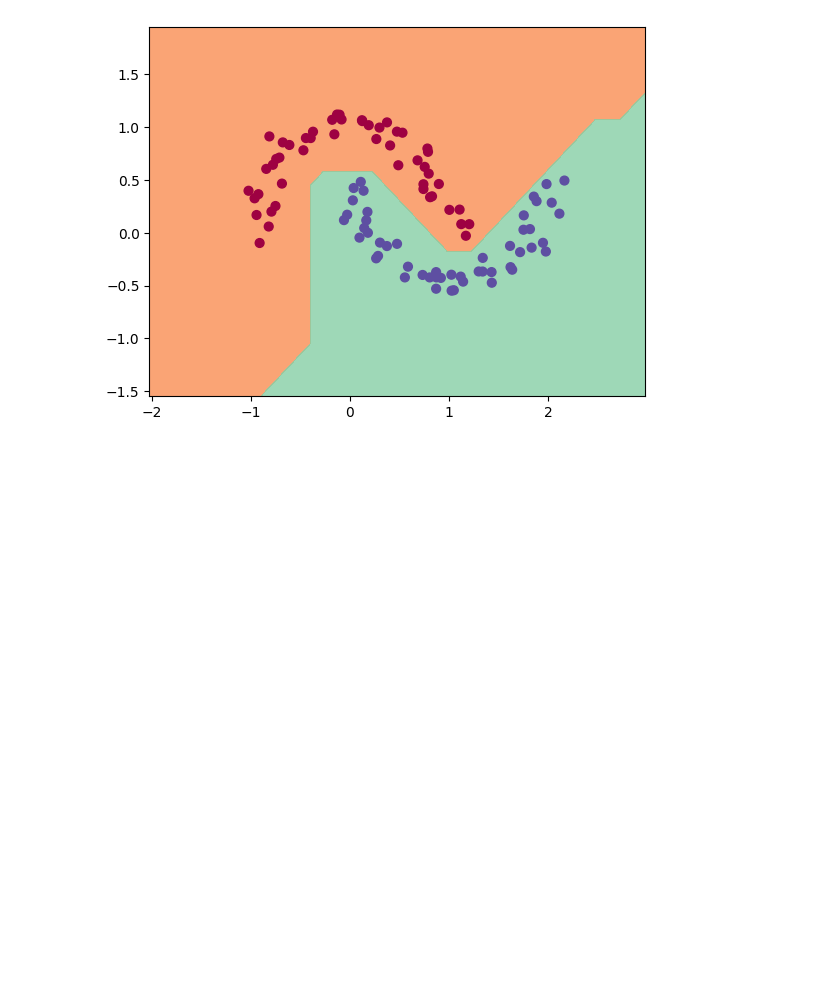
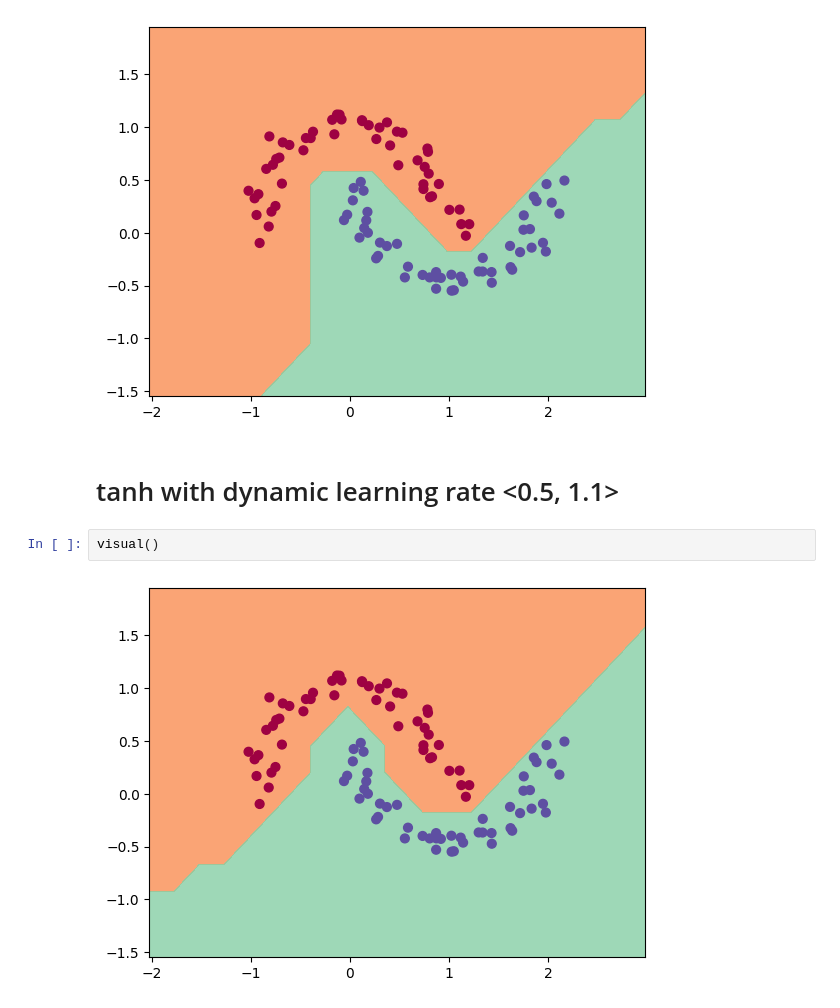
Before and after one commit to AndreyE/micrograd, a Jupyter notebook: demo.ipynb, the cells around one changed output. Drawn from its saved outputs; the diff is of its cells as text; blank space fills up the shorter version.

Commit message:
dynamic learning rate

```diff
--- a/demo.ipynb
+++ b/demo.ipynb
@@ -130,3 +153,9 @@ visual()
 visual()
 # %% [output]
 [figure]
+# %% [markdown]
+# tanh with dynamic learning rate <0.5, 1.1>
+# %%
+visual()
+# %% [output]
+[figure, added]
```
Also changed, not shown: parts of 5 cells of this notebook, 2 other files.
